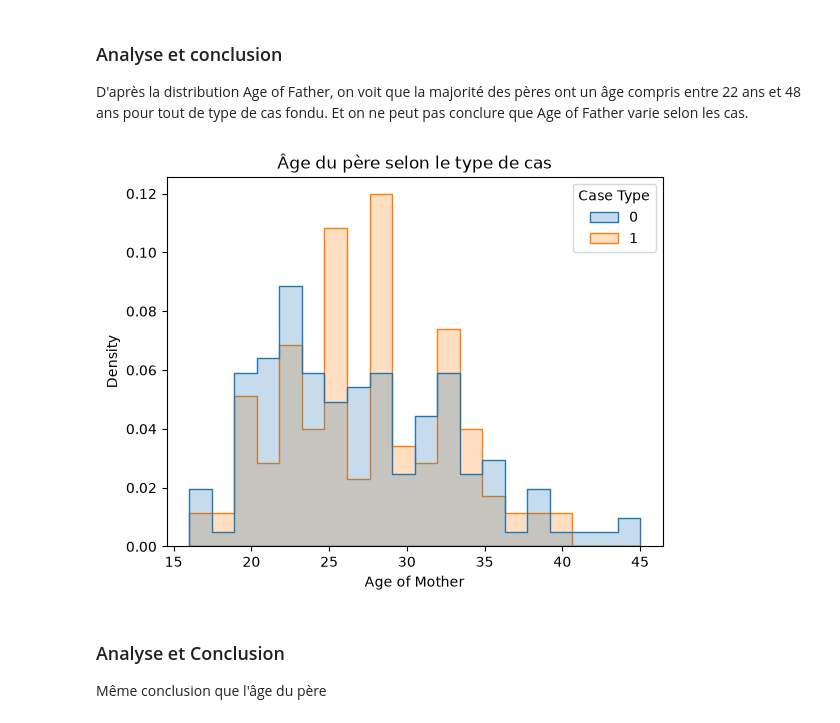
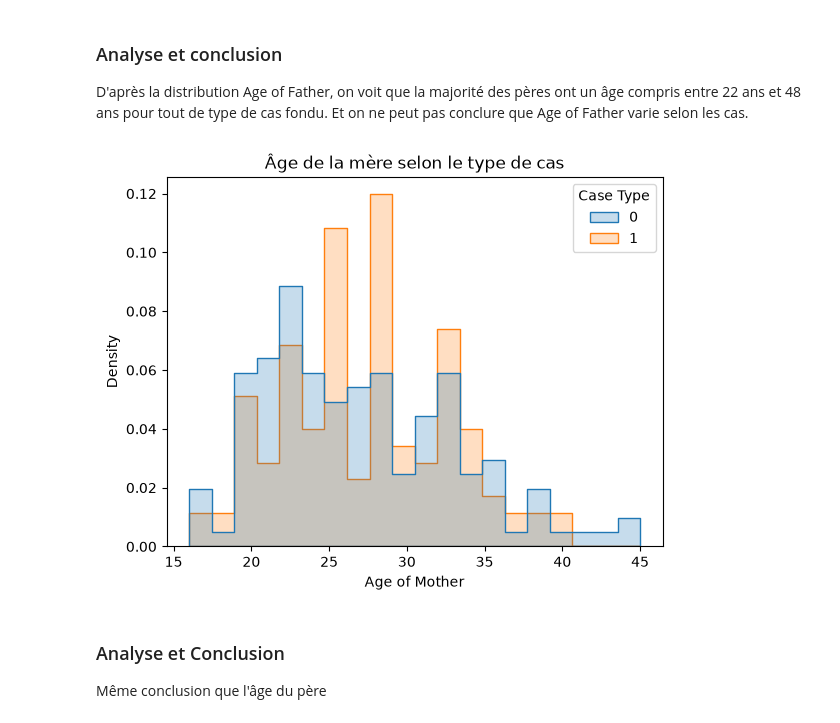
Before and after one commit to Mouhamadoukandji/nf1, a Jupyter notebook: notebooks/001_explorations.ipynb, the cells around one changed output. Saved outputs shown, nothing was run; the diff lists cells and outputs as text; code cells hidden in the pictures.

```diff
--- a/notebooks/001_explorations.ipynb
+++ b/notebooks/001_explorations.ipynb
@@ -137,10 +140,10 @@ D'après la distribution Age of Father, on voit que la majorité des pères ont
 # %%
 sns.histplot(data=df, x="Age of Mother", hue="Case Type", bins=20,
              stat="density", common_norm=False, element="step")
-plt.title("Âge du père selon le type de cas")
+plt.title("Âge de la mère selon le type de cas")
 plt.show()
 # %% [output]
-[figure, old version]
+[figure, new version]
 # %% [markdown]
 ### Analyse et Conclusion
 Même conclusion que l'âge du père
```
Also changed, not shown: parts of 21 cells of this notebook.
